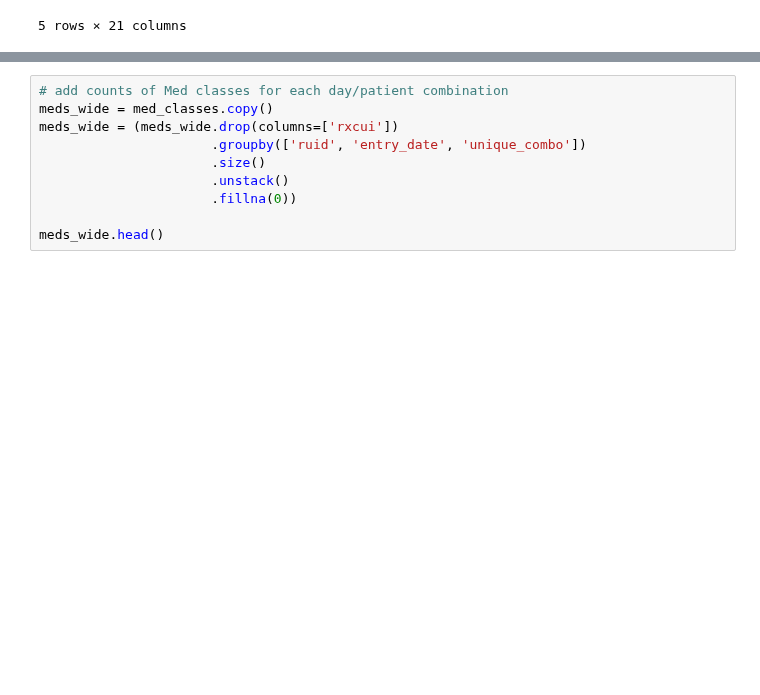
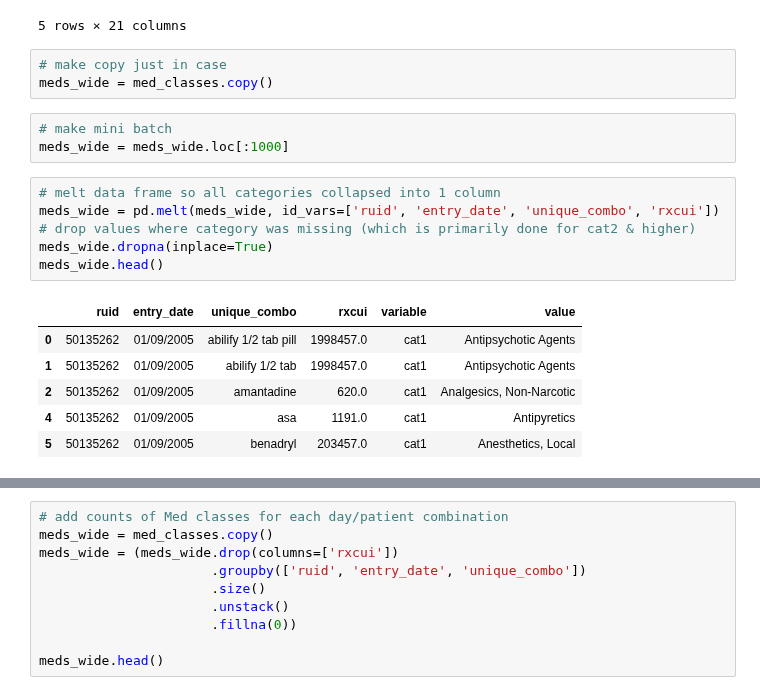
Before and after one commit to alvinjeffery/Bios8366_project, a Jupyter notebook: code/alvin_prelim.ipynb, the cells around one changed output, grey strips where cells are left out. Drawn from its saved outputs; the diff is of its cells as text; blank space fills up the shorter version.

```diff
--- a/code/alvin_prelim.ipynb
+++ b/code/alvin_prelim.ipynb
@@ -797,3 +797,22 @@ med_classes.tail()
 | 13035169 | 53736423 | 11/17/2014 | antibiotic ointment | 204602.0 | Anti-Infective Agents, Local | Protein Synthesis Inhibitors | Anti-Bacterial Agents | NaN | NaN | NaN | ... |
 | 13035170 | 53736423 | 11/17/2014 | tetracaine | 91189.0 | Anesthetics, Local | NaN | NaN | NaN | NaN | NaN | ... |
 5 rows × 21 columns
+# %%
+# make copy just in case
+meds_wide = med_classes.copy()
+# %%
+# make mini batch
+meds_wide = meds_wide.loc[:1000]
+# %%
+# melt data frame so all categories collapsed into 1 column
+meds_wide = pd.melt(meds_wide, id_vars=['ruid', 'entry_date', 'unique_combo', 'rxcui'])
+# drop values where category was missing (which is primarily done for cat2 & higher)
+meds_wide.dropna(inplace=True)
+meds_wide.head()
+# %% [output]
+|  | ruid | entry_date | unique_combo | rxcui | variable | value |
+| 0 | 50135262 | 01/09/2005 | abilify 1/2 tab pill | 1998457.0 | cat1 | Antipsychotic Agents |
+| 1 | 50135262 | 01/09/2005 | abilify 1/2 tab | 1998457.0 | cat1 | Antipsychotic Agents |
+| 2 | 50135262 | 01/09/2005 | amantadine | 620.0 | cat1 | Analgesics, Non-Narcotic |
+| 4 | 50135262 | 01/09/2005 | asa | 1191.0 | cat1 | Antipyretics |
+| 5 | 50135262 | 01/09/2005 | benadryl | 203457.0 | cat1 | Anesthetics, Local |
```
Also changed, not shown: parts of 2 cells of this notebook.
